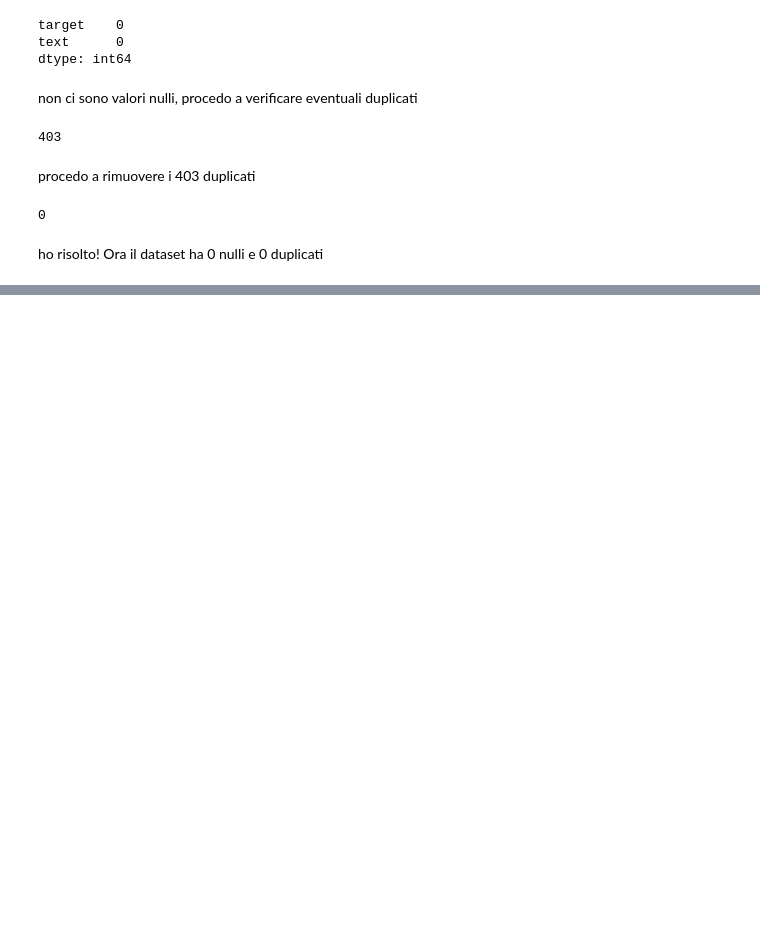
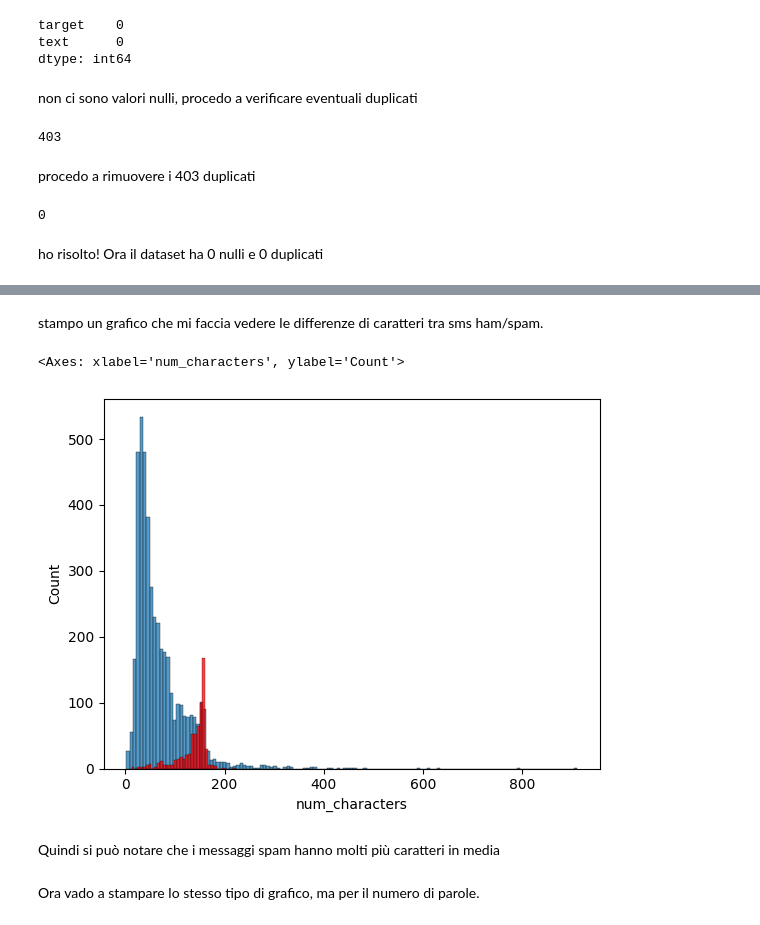
Before and after one commit to russosamuele/SMSecure, a Jupyter notebook: SMSecure.ipynb, the cells around one changed output, grey strips where cells are left out. Cells and saved outputs as stored; diff of their text form; code cells hidden in the pictures; blank space fills up the shorter version.

```diff
--- a/SMSecure.ipynb
+++ b/SMSecure.ipynb
@@ -110,0 +173,3 @@ ho risolto! Ora il dataset ha 0 nulli e 0 duplicati
+# %%
+df['num_characters'] = df['text'].apply(len)
+df.head()
@@ -110,0 +190,3 @@ ho risolto! Ora il dataset ha 0 nulli e 0 duplicati
+# %%
+df['num_words'] = df['text'].apply(lambda x:len(nltk.word_tokenize(x)))
+df.head()
@@ -110,0 +207,3 @@ ho risolto! Ora il dataset ha 0 nulli e 0 duplicati
+# %%
+df['num_sentences'] = df['text'].apply(lambda x:len(nltk.sent_tokenize(x)))
+df.head()
@@ -110,0 +222,13 @@ ho risolto! Ora il dataset ha 0 nulli e 0 duplicati
+# %% [markdown]
+stampo un grafico che mi faccia vedere le differenze di caratteri tra sms ham/spam.
+# %%
+import seaborn as sns
+sns.histplot(df[df['target'] == 0]['num_characters'])
+sns.histplot(df[df['target']==1]['num_characters'], color='red')
+# %% [output]
+<Axes: xlabel='num_characters', ylabel='Count'>
+[figure, added]
+# %% [markdown]
+Quindi si può notare che i messaggi spam hanno molti più caratteri in media
+# %% [markdown]
+Ora vado a stampare lo stesso tipo di grafico, ma per il numero di parole.
```
Also changed, not shown: parts of 36 cells of this notebook.
